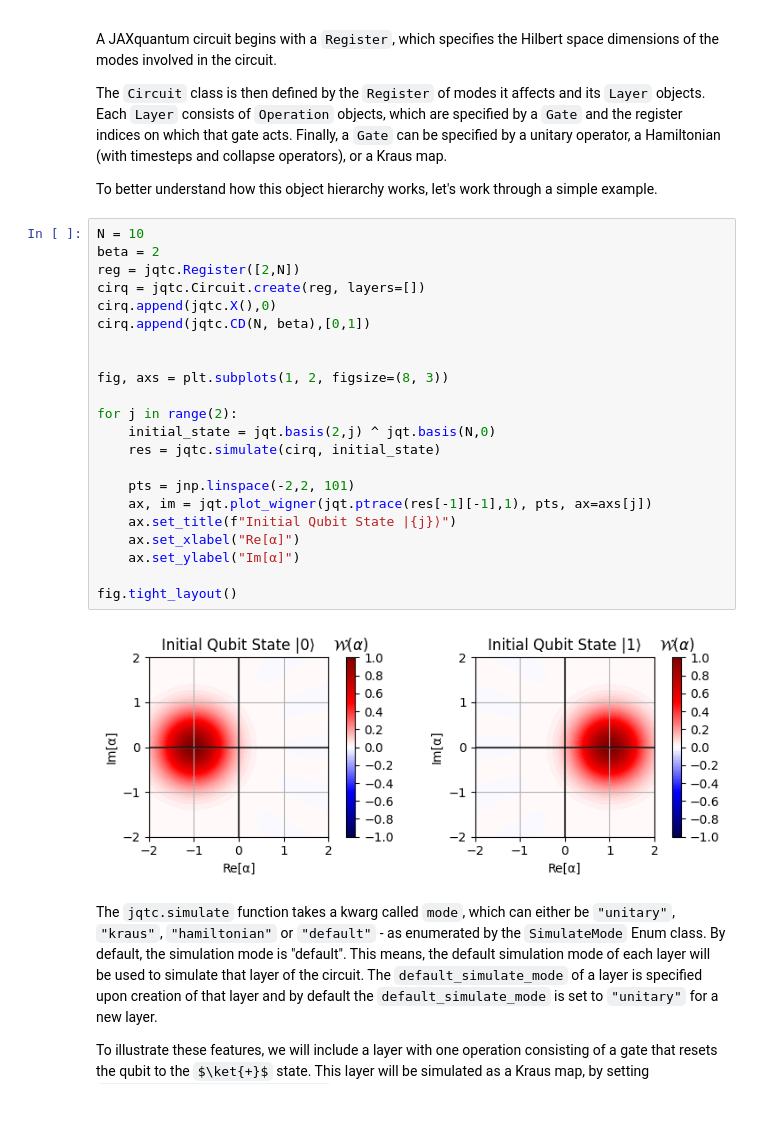
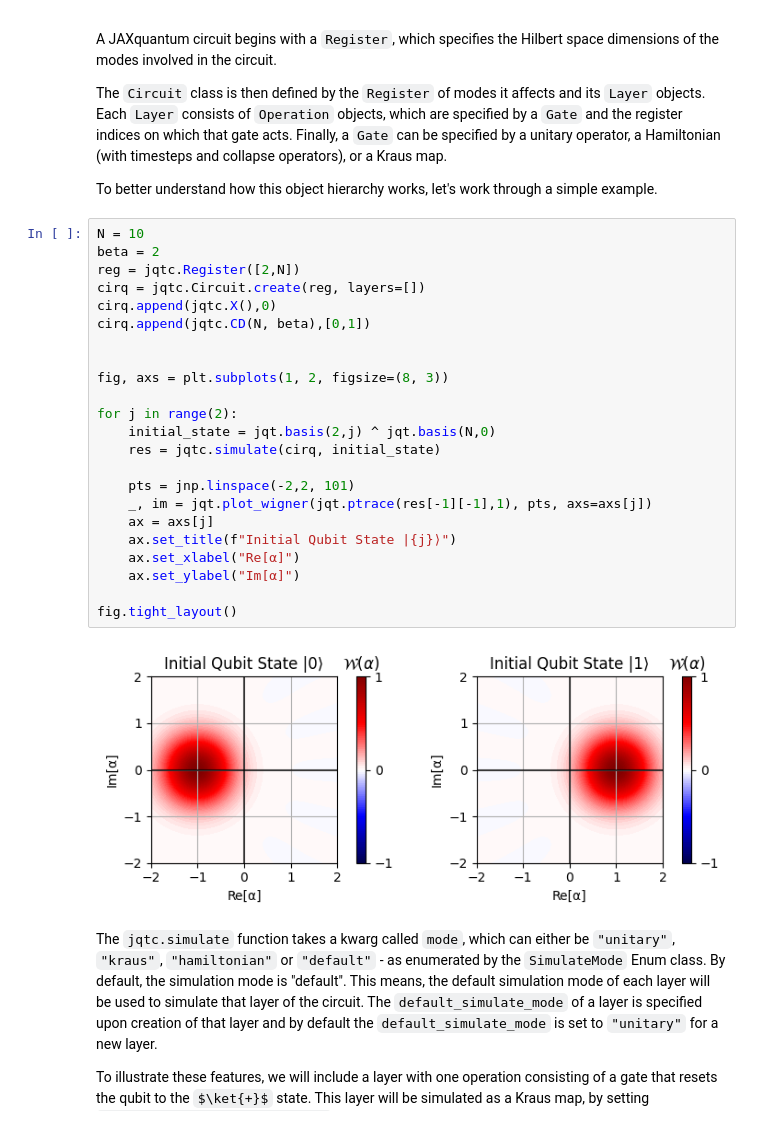
Before and after one commit to EQuS/jaxquantum, a Jupyter notebook: docs/documentation/tutorials/circuits.ipynb, the cells around one changed output. Drawn from its saved outputs; the diff is of its cells as text; some formulas as TeX source.

```diff
--- a/docs/documentation/tutorials/circuits.ipynb
+++ b/docs/documentation/tutorials/circuits.ipynb
@@ -33,27 +33,28 @@ To better understand how this object hierarchy works, let's work through a simpl
 # %%
 N = 10
 beta = 2
 reg = jqtc.Register([2,N])
 cirq = jqtc.Circuit.create(reg, layers=[])
 cirq.append(jqtc.X(),0)
 cirq.append(jqtc.CD(N, beta),[0,1])
 
 
 fig, axs = plt.subplots(1, 2, figsize=(8, 3))
 
 for j in range(2):
     initial_state = jqt.basis(2,j) ^ jqt.basis(N,0)
     res = jqtc.simulate(cirq, initial_state)
 
     pts = jnp.linspace(-2,2, 101)
-    ax, im = jqt.plot_wigner(jqt.ptrace(res[-1][-1],1), pts, ax=axs[j])
+    _, im = jqt.plot_wigner(jqt.ptrace(res[-1][-1],1), pts, axs=axs[j])
+    ax = axs[j]
     ax.set_title(f"Initial Qubit State |{j}⟩")
     ax.set_xlabel("Re[α]")
     ax.set_ylabel("Im[α]")
 
 fig.tight_layout()
 # %% [output]
-[figure, old version]
+[figure, new version]
 # %% [markdown]
 The `jqtc.simulate` function takes a kwarg called `mode`, which can either be `"unitary"`, `"kraus"`, `"hamiltonian"` or `"default"` - as enumerated by the `SimulateMode` Enum class. By default, the simulation mode is "default". This means, the default simulation mode of each layer will be used to simulate that layer of the circuit. The `default_simulate_mode` of a layer is specified upon creation of that layer and by default the `default_simulate_mode` is set to `"unitary"` for a new layer.
 
```
Also changed, not shown: parts of 1 cell of this notebook, 8 other files.
